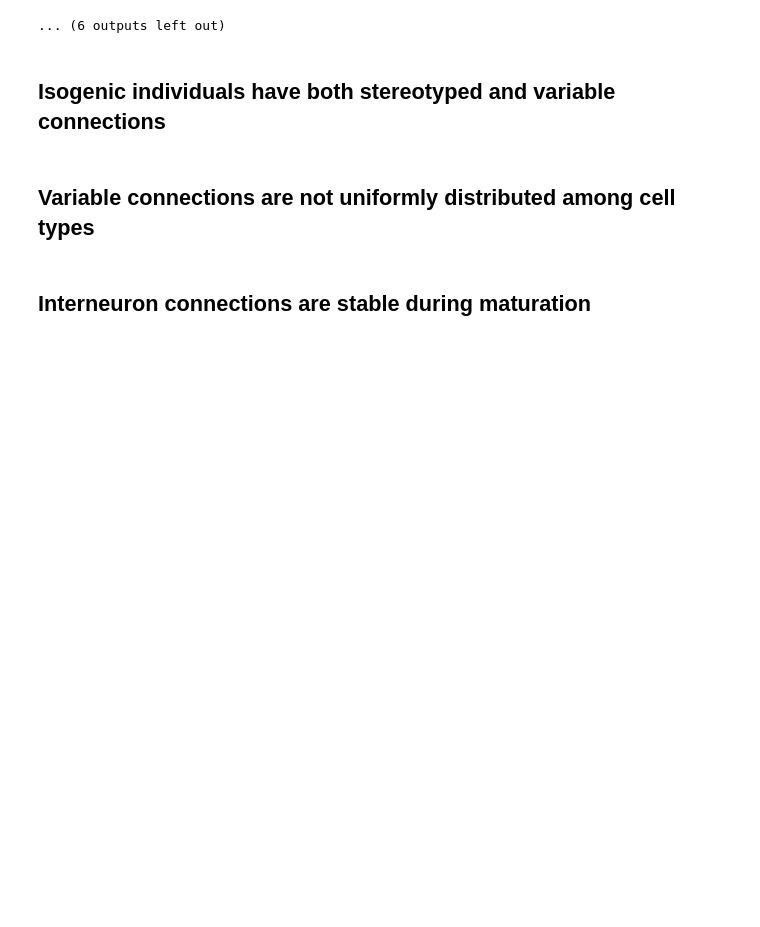
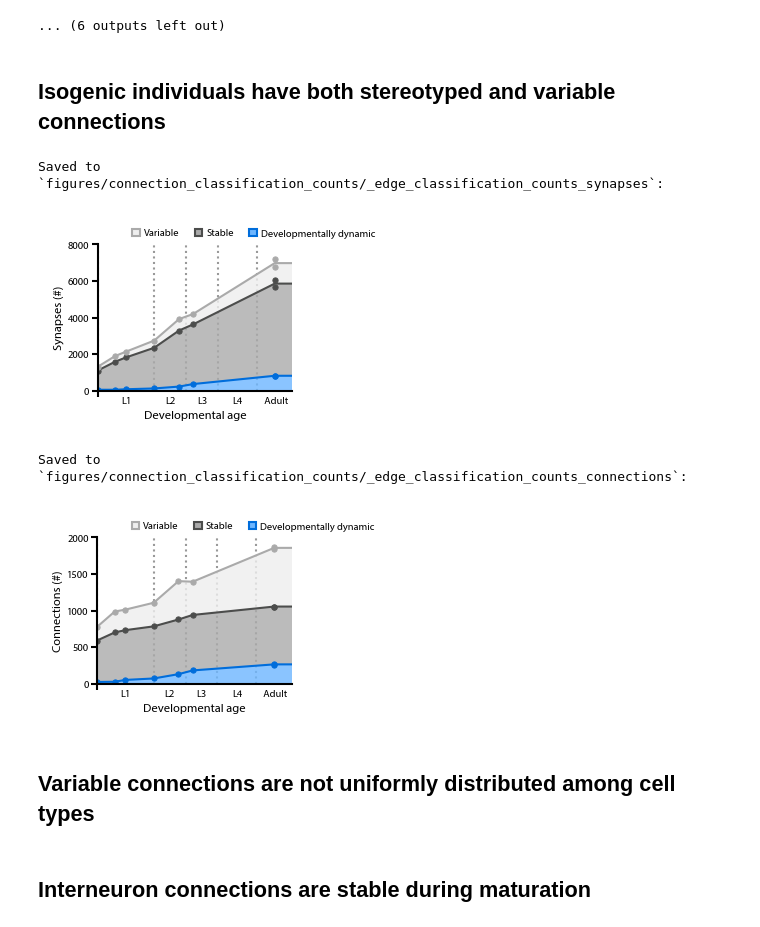
Before and after one commit to dwitvliet/nature2021, a Jupyter notebook: generate_figures.ipynb, the cells around one changed output. Saved outputs shown, nothing was run; the diff lists cells and outputs as text; code cells hidden in the pictures; blank space fills up the shorter version.

Commit message:
Added connection classification counts figures

```diff
--- a/generate_figures.ipynb
+++ b/generate_figures.ipynb
@@ -103,6 +106,21 @@ Saved to `figures/non-uniform_synapse_addition/_correlate_centrality_output_degr
 ... (6 outputs left out)
 # %% [markdown]
 ## Isogenic individuals have both stereotyped and variable connections
+# %%
+fig = connection_classification_counts.Figure(
+    'figures/connection_classification_counts', page_size=4.72441
+)
+
+for dataset in ('Dataset2', 'Dataset5' ,'Dataset8'):
+    fig.list_connections_between_neurons('', edge_classifications, dataset)
+
+fig.edge_classification_count('', edge_classifications, edge_pair_classifications, 'synapses')
+fig.edge_classification_count('', edge_classifications, edge_pair_classifications, 'connections')
+# %% [output]
+Saved to `figures/connection_classification_counts/_edge_classification_counts_synapses`:
+[figure, added]
+Saved to `figures/connection_classification_counts/_edge_classification_counts_connections`:
+[figure, added]
 # %% [markdown]
 ## Variable connections are not uniformly distributed among cell types
 # %% [markdown]
```
Also changed, not shown: parts of 1 cell of this notebook, 9 other files.
